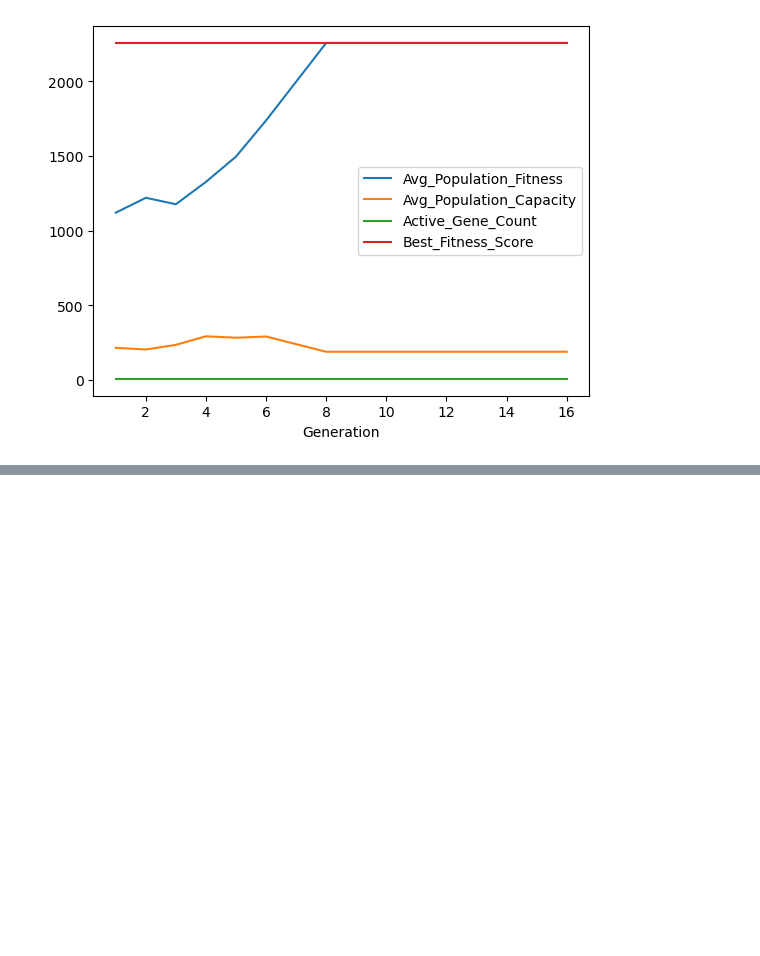
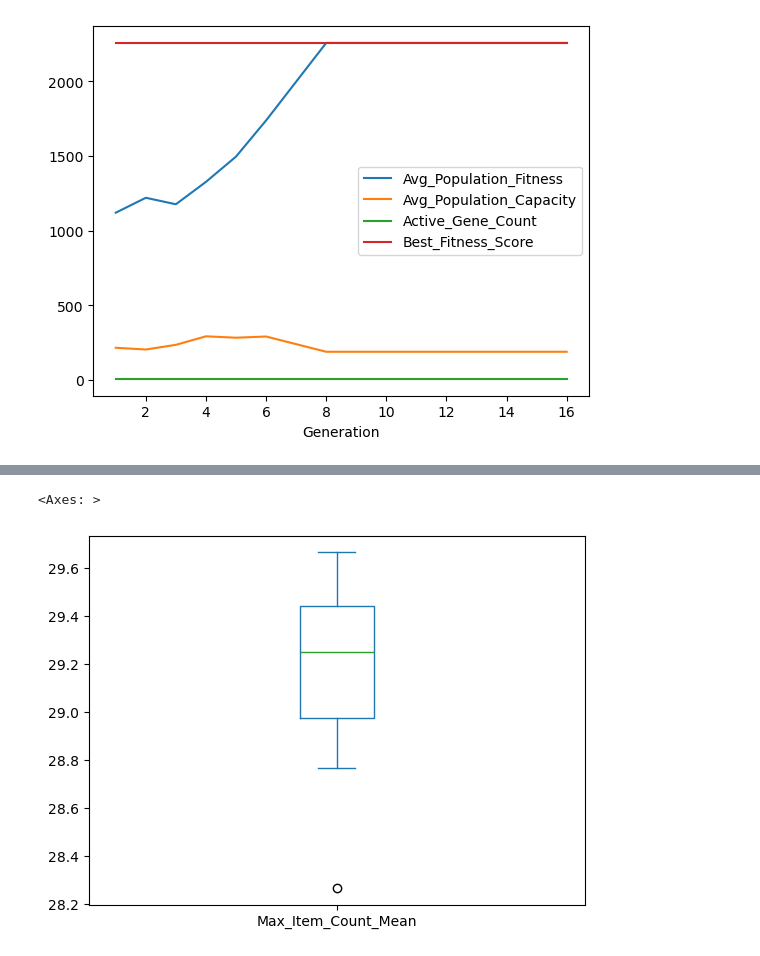
Before and after one commit to ajay-naidu-96/GeneticAlgo, a Jupyter notebook: notebooks/TheFancyStuff.ipynb, the cells around one changed output, grey strips where cells are left out. Cells and saved outputs as stored; diff of their text form; code cells hidden in the pictures; blank space fills up the shorter version.

```diff
--- a/notebooks/TheFancyStuff.ipynb
+++ b/notebooks/TheFancyStuff.ipynb
@@ -113,0 +187,5 @@ np.float64(6980.0)
+# %%
+summary.plot.box(x='Pop_Size', y=['Max_Item_Count_Mean'])
+# %% [output]
+<Axes: >
+[figure, added]
```
Also changed, not shown: parts of 11 cells of this notebook, 3 other files.
